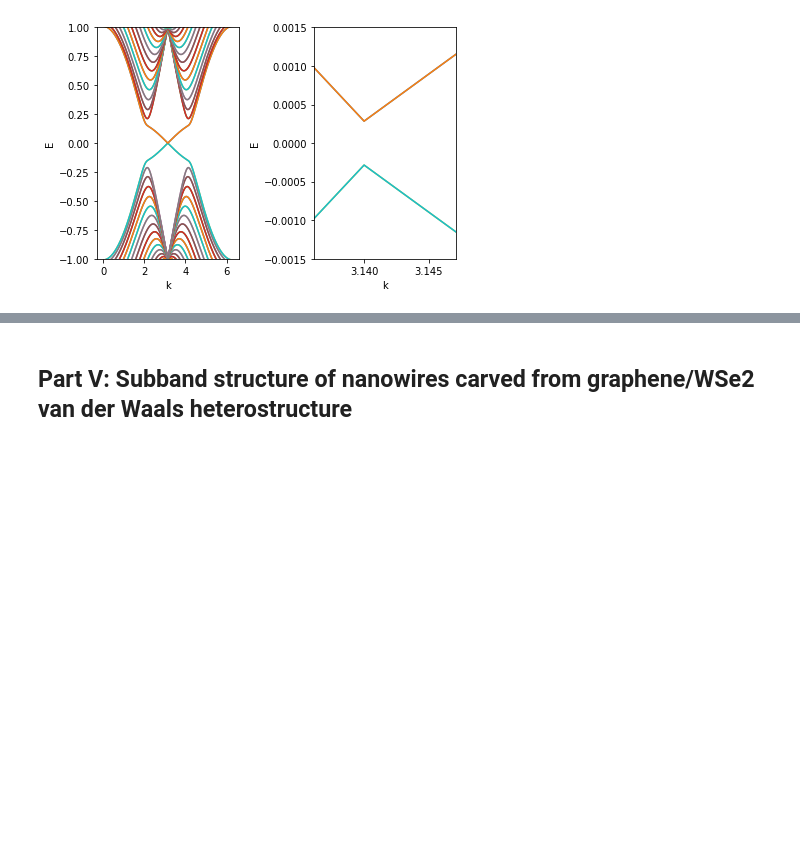
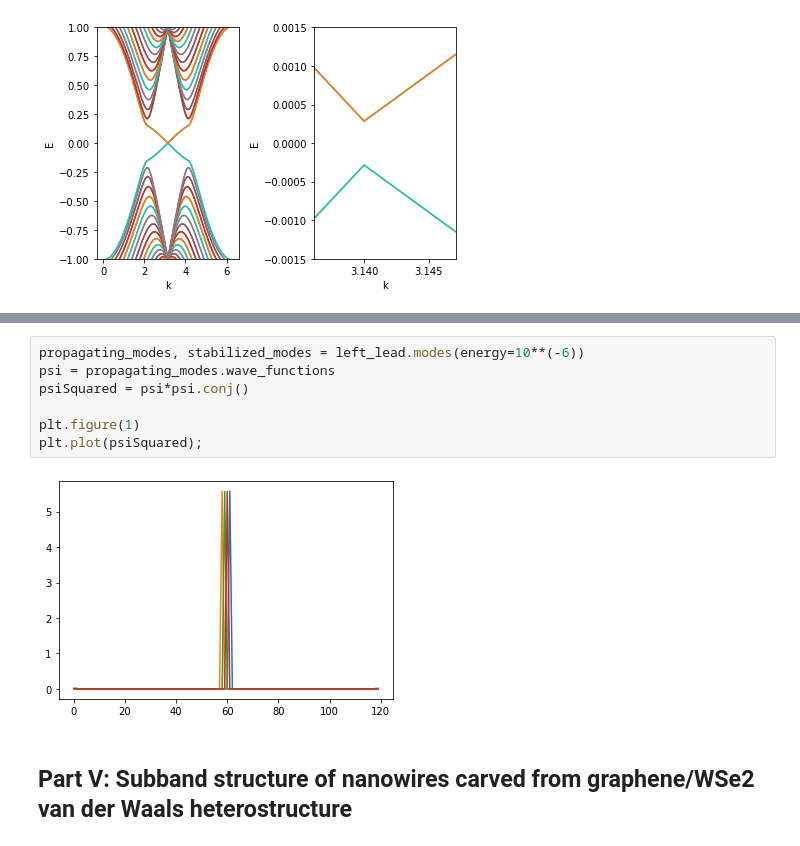
Before and after one commit to AndrewCrossman/PHYS824, a Jupyter notebook: 824Project.ipynb, the cells around one changed output, grey strips where cells are left out. Saved outputs shown, nothing was run; the diff lists cells and outputs as text; blank space fills up the shorter version.

```diff
--- a/824Project.ipynb
+++ b/824Project.ipynb
@@ -340,2 +340,11 @@ kwant.plotter.map(graphene_sys, spinDown, method='nearest', dpi=100, cmap='virid
+# %%
+propagating_modes, stabilized_modes = left_lead.modes(energy=10**(-6))
+psi = propagating_modes.wave_functions
+psiSquared = psi*psi.conj()
+
+plt.figure(1)
+plt.plot(psiSquared);
+# %% [output]
+[figure, added]
 # %% [markdown]
 ## Part V: Subband structure of nanowires carved from graphene/WSe2 van der Waals heterostructure
```
Also changed, not shown: parts of 6 cells of this notebook.
